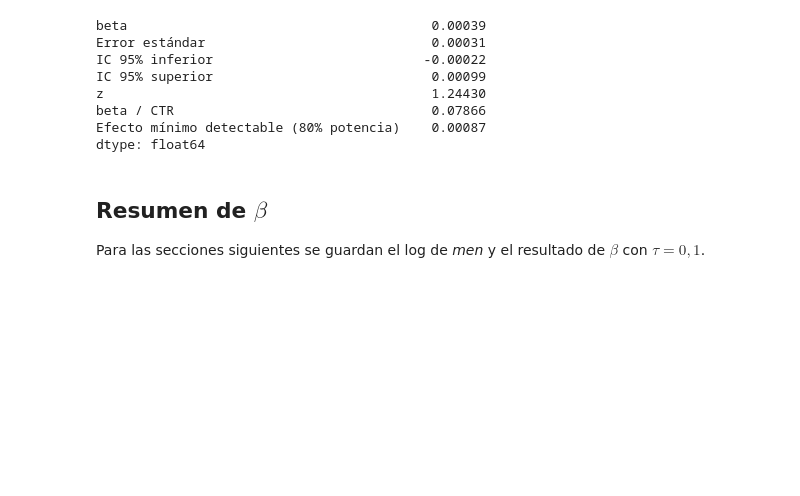
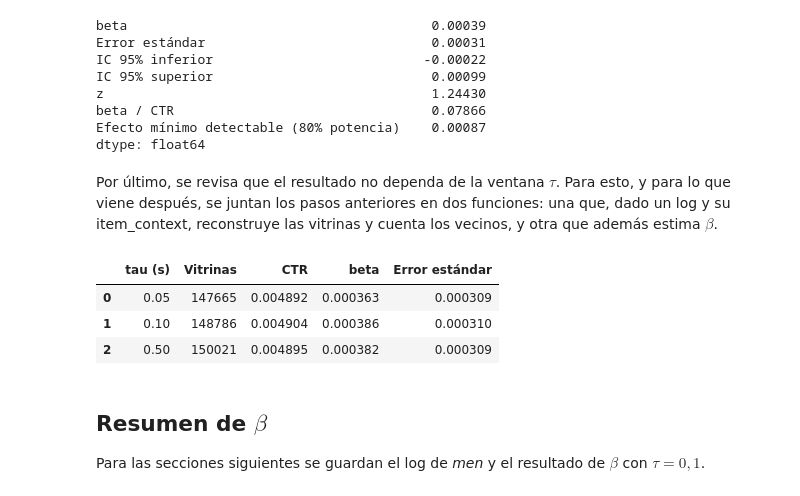
Before and after one commit to ddonosoh/OPE-Proyecto-recsys, a Jupyter notebook: canibalizacion.ipynb, the cells around one changed output. Drawn from its saved outputs; the diff is of its cells as text; code cells hidden in the pictures; blank space fills up the shorter version.

Commit message:
ajustes beta

```diff
--- a/canibalizacion.ipynb
+++ b/canibalizacion.ipynb
@@ -168,6 +195,32 @@ z                                          1.24430
 beta / CTR                                 0.07866
 Efecto mínimo detectable (80% potencia)    0.00087
 dtype: float64
+# %% [markdown]
+Por último, se revisa que el resultado no dependa de la ventana $\tau$. Para esto, y para lo que viene después, se juntan los pasos anteriores en dos funciones: una que, dado un log y su item_context, reconstruye las vitrinas y cuenta los vecinos, y otra que además estima $\beta$.
+# %%
+def vitrinas_campana(log, item_context, tau=0.1):
+    categoria = item_context["item_feature_1"].astype("category").cat.codes.to_numpy()
+    v = log.assign(vitrina=reconstruir_vitrinas(log, tau))
+    v = v[v.groupby("vitrina")["position"].transform("size") == 3].sort_values(["vitrina", "position"])
+    vit = v["item_id"].to_numpy().reshape(-1, 3)
+    cl = v["click"].to_numpy().reshape(-1, 3)
+    vec = contar_vecinos(categoria[vit])
+    grp = pd.Series([tuple(sorted(x)) for x in vit]).astype("category").cat.codes.to_numpy()
+    return vit, cl, vec, grp, categoria
+
+
+def beta_campana(log, item_context, tau=0.1):
+    vit, cl, vec, grp, categoria = vitrinas_campana(log, item_context, tau)
+    b, s = estimar_beta(vit, cl, vec, grp, len(categoria))
+    return {"Vitrinas": len(vit), "CTR": cl.mean(), "beta": b, "Error estándar": s}
+
+
+pd.DataFrame([{"tau (s)": tau, **beta_campana(log, item_context, tau)} for tau in (0.05, 0.1, 0.5)]).round(6)
+# %% [output]
+|  | tau (s) | Vitrinas | CTR | beta | Error estándar |
+| 0 | 0.05 | 147665 | 0.004892 | 0.000363 | 0.000309 |
+| 1 | 0.10 | 148786 | 0.004904 | 0.000386 | 0.000310 |
+| 2 | 0.50 | 150021 | 0.004895 | 0.000382 | 0.000309 |
 # %% [markdown]
 ## Resumen de $\beta$
 
```
Also changed, not shown: parts of 3 cells of this notebook.
